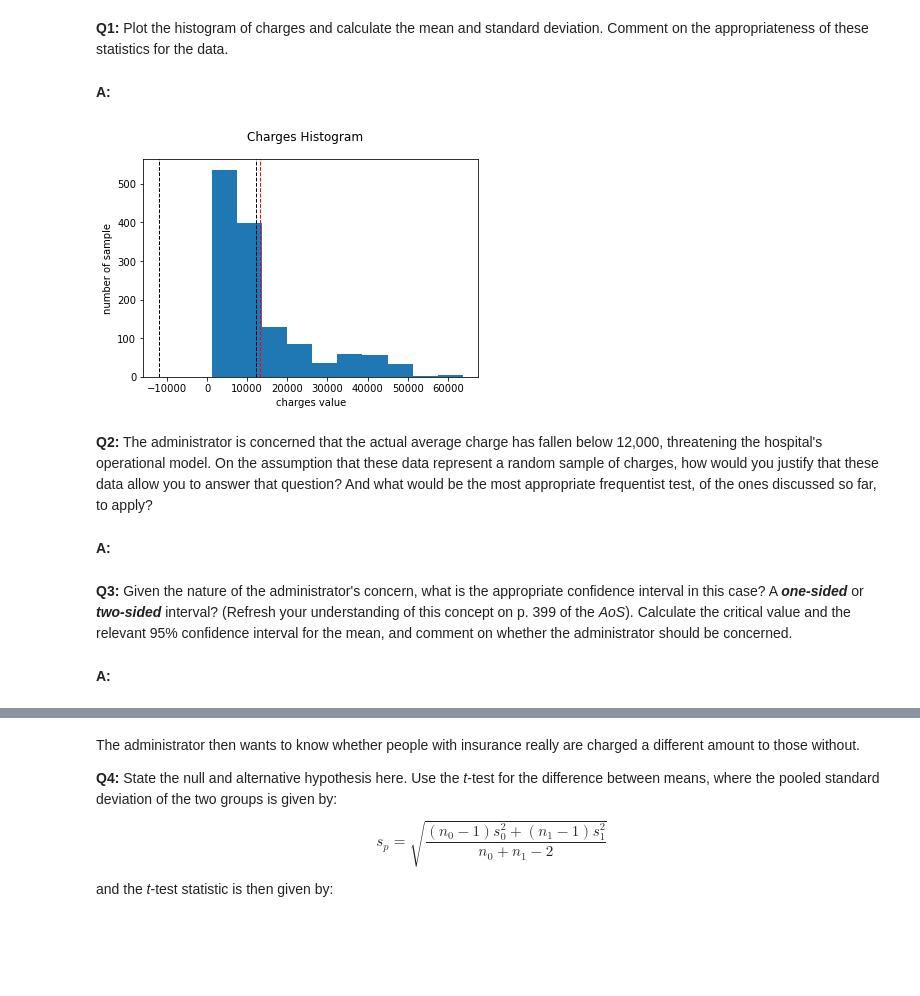
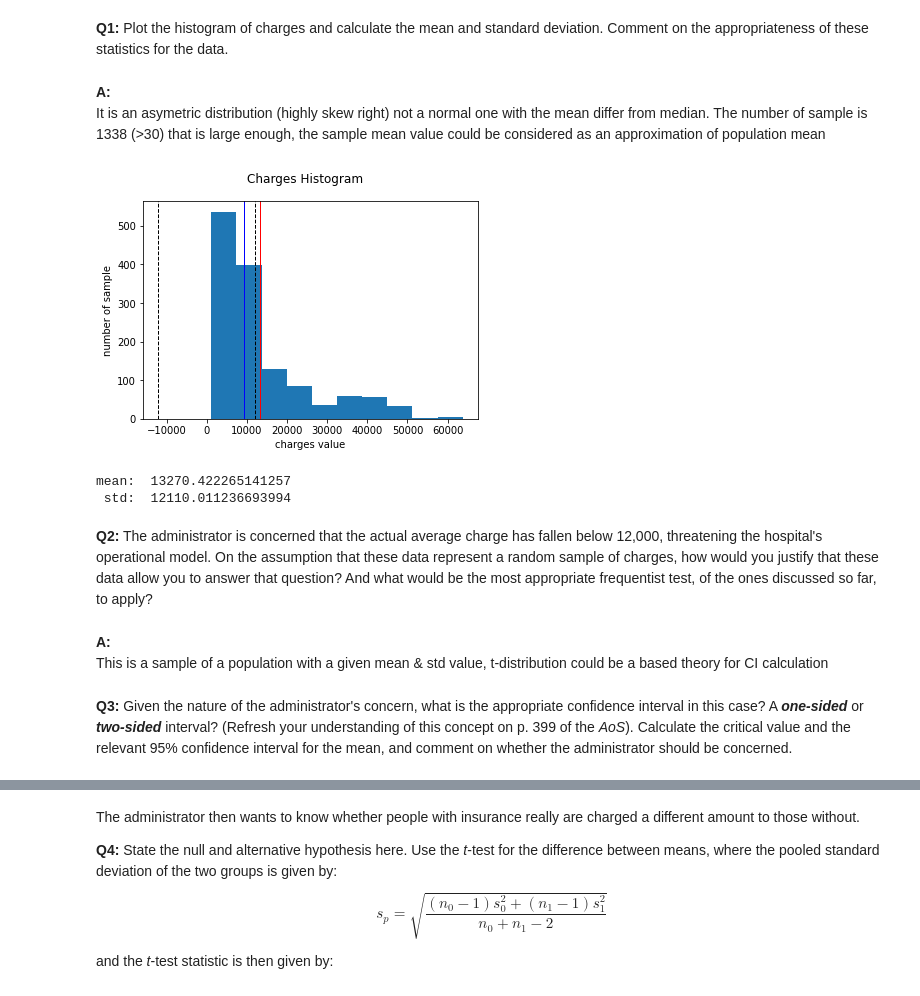
Before and after one commit to BinhKieu82/Springboard_NormProj, a Jupyter notebook: 11.1Frequentist_Case_Study/Frequentist Case Study/Frequentist Inference Case Study - Part B (2).ipynb, the cells around one changed output, grey strips where cells are left out. Drawn from its saved outputs; the diff is of its cells as text; code cells hidden in the pictures; blank space fills up the shorter version.

```diff
--- a/11.1Frequentist_Case_Study/Frequentist Case Study/Frequentist Inference Case Study - Part B (2).ipynb
+++ b/11.1Frequentist_Case_Study/Frequentist Case Study/Frequentist Inference Case Study - Part B (2).ipynb
@@ -49,26 +65,30 @@ medical.head()
 | 4 | 32 | 1 | 28.880 | 0 | 0 | 1 | 3866.85520 | 1 |
 # %% [markdown]
 __Q1:__ Plot the histogram of charges and calculate the mean and standard deviation. Comment on the appropriateness of these statistics for the data.
-# %% [markdown]
-__A:__
+# %% [markdown]
+__A:__
+It is an asymetric distribution (highly skew right) not a normal one with the mean differ from median. The number of sample is 1338 (>30) that is large enough, the sample mean value could be considered as an approximation of population mean
 # %%
 fig, ax = plt.subplots()
 ax.hist(medical.charges, bins=10)
 ax.set_xlabel('charges value')
 ax.set_ylabel('number of sample')
 fig.suptitle('Charges Histogram')
 
-ax.axvline(medical.charges.mean(), color='r', linestyle='dashed', linewidth=1)
+ax.axvline(medical.charges.mean(), color='r', linestyle='-', linewidth=1)
+ax.axvline(medical.charges.median(), color='b', linestyle='-', linewidth=1)
 ax.axvline(medical.charges.std(), color='k', linestyle='dashed', linewidth=1)
 ax.axvline(-medical.charges.std(), color='k', linestyle='dashed', linewidth=1)
 plt.show()
+print('mean: ', medical.charges.mean(),'\n std: ', medical.charges.std())
 # %% [output]
-[figure, old version]
+[figure, new version]
+mean:  13270.422265141257
+ std:  12110.011236693994
 # %% [markdown]
 __Q2:__ The administrator is concerned that the actual average charge has fallen below 12,000, threatening the hospital's operational model. On the assumption that these data represent a random sample of charges, how would you justify that these data allow you to answer that question? And what would be the most appropriate frequentist test, of the ones discussed so far, to apply?
-# %% [markdown]
-__A:__
+# %% [markdown]
+__A:__
+This is a sample of a population with a given mean & std value, t-distribution could be a based theory for CI calculation
 # %% [markdown]
 __Q3:__ Given the nature of the administrator's concern, what is the appropriate confidence interval in this case? A ***one-sided*** or ***two-sided*** interval? (Refresh your understanding of this concept on p. 399 of the *AoS*). Calculate the critical value and the relevant 95% confidence interval for the mean, and comment on whether the administrator should be concerned.
-# %% [markdown]
-__A:__
```
Also changed, not shown: parts of 16 cells of this notebook, 1 other file.
